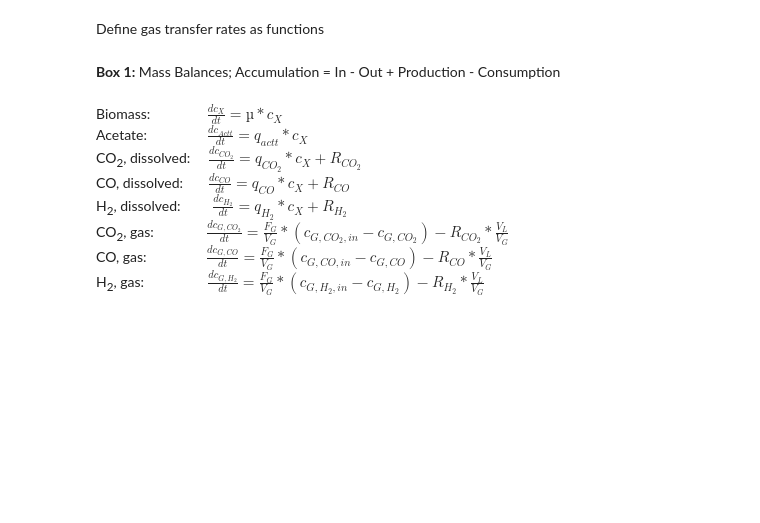
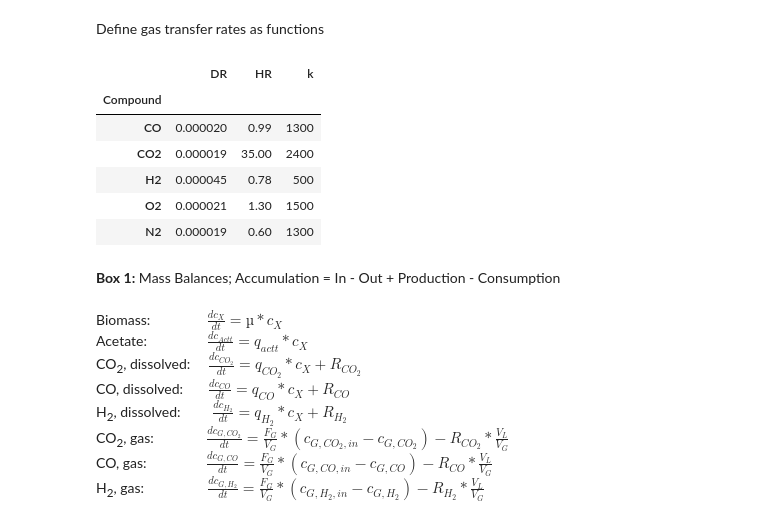
Before and after one commit to biosustain/CO2_fixation_models, a Jupyter notebook: Scripts/03_Old_Acetogens_BubbleColumnModelWithCGas.ipynb, the cells around one changed output. Drawn from its saved outputs; the diff is of its cells as text; code cells hidden in the pictures; blank space fills up the shorter version.

```diff
--- a/Scripts/03_Old_Acetogens_BubbleColumnModelWithCGas.ipynb
+++ b/Scripts/03_Old_Acetogens_BubbleColumnModelWithCGas.ipynb
@@ -382,0 +323,10 @@ def R_N2(c_n2,cG_n2,cG_Gas):
+# %%
+pd.read_csv("../Data/HenrysLawData.csv", index_col = "Compound")
+# %% [output]
+|  | DR | HR | k |
+| Compound |  |  |  |
+| CO | 0.000020 | 0.99 | 1300 |
+| CO2 | 0.000019 | 35.00 | 2400 |
+| H2 | 0.000045 | 0.78 | 500 |
+| O2 | 0.000021 | 1.30 | 1500 |
+| N2 | 0.000019 | 0.60 | 1300 |
```
Also changed, not shown: parts of 4 cells of this notebook, 1 other file.
